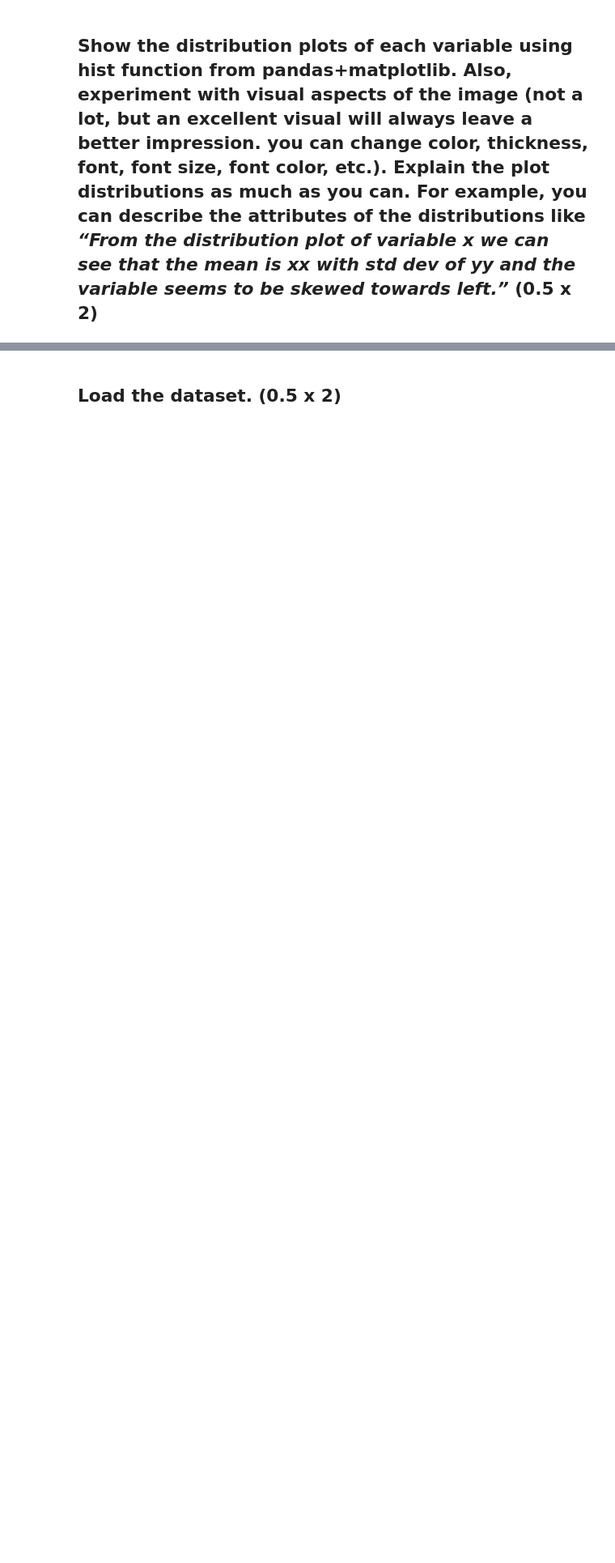
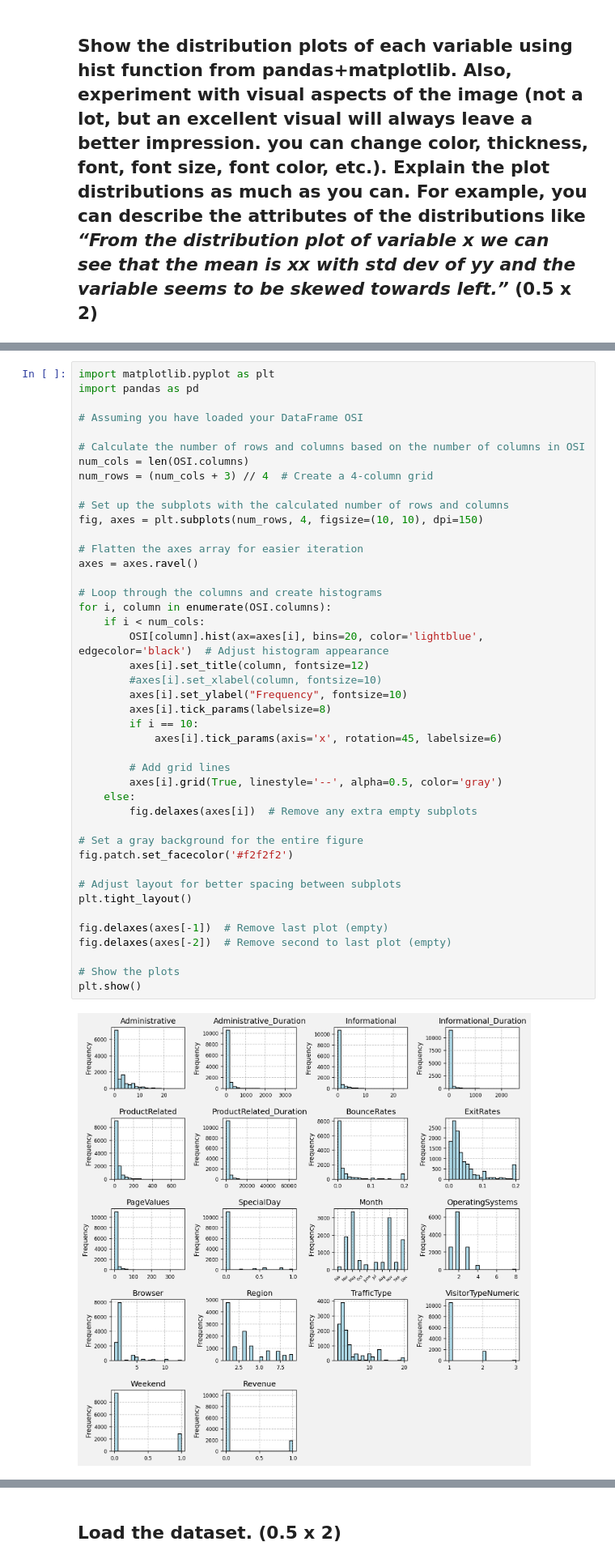
Before and after one commit to lecarpen23/6700_Assignment_01, a Jupyter notebook: Assignment 02_GroupNumber.ipynb, the cells around one changed output, grey strips where cells are left out. Shown at 81% size. Saved outputs shown, nothing was run; the diff lists cells and outputs as text; blank space fills up the shorter version.

```diff
--- a/Assignment 02_GroupNumber.ipynb
+++ b/Assignment 02_GroupNumber.ipynb
@@ -100,0 +90,45 @@ array([[<AxesSubplot:title={'center':'Administrative'}>,
+# %%
+import matplotlib.pyplot as plt
+import pandas as pd
+
+# Assuming you have loaded your DataFrame OSI
+
+# Calculate the number of rows and columns based on the number of columns in OSI
+num_cols = len(OSI.columns)
+num_rows = (num_cols + 3) // 4  # Create a 4-column grid
+
+# Set up the subplots with the calculated number of rows and columns
+fig, axes = plt.subplots(num_rows, 4, figsize=(10, 10), dpi=150)
+
+# Flatten the axes array for easier iteration
+axes = axes.ravel()
+
+# Loop through the columns and create histograms
+for i, column in enumerate(OSI.columns):
+    if i < num_cols:
+        OSI[column].hist(ax=axes[i], bins=20, color='lightblue', edgecolor='black')  # Adjust histogram appearance
+        axes[i].set_title(column, fontsize=12)
+        #axes[i].set_xlabel(column, fontsize=10)
+        axes[i].set_ylabel("Frequency", fontsize=10)
+        axes[i].tick_params(labelsize=8)
+        if i == 10:
+            axes[i].tick_params(axis='x', rotation=45, labelsize=6)
+
+        # Add grid lines
+        axes[i].grid(True, linestyle='--', alpha=0.5, color='gray')
+    else:
+        fig.delaxes(axes[i])  # Remove any extra empty subplots
+
+# Set a gray background for the entire figure
+fig.patch.set_facecolor('#f2f2f2')
+
+# Adjust layout for better spacing between subplots
+plt.tight_layout()
+
+fig.delaxes(axes[-1])  # Remove last plot (empty)
+fig.delaxes(axes[-2])  # Remove second to last plot (empty)
+
+# Show the plots
+plt.show()
+# %% [output]
+[figure, added]
```
Also changed, not shown: parts of 10 cells of this notebook, 2 other files.
